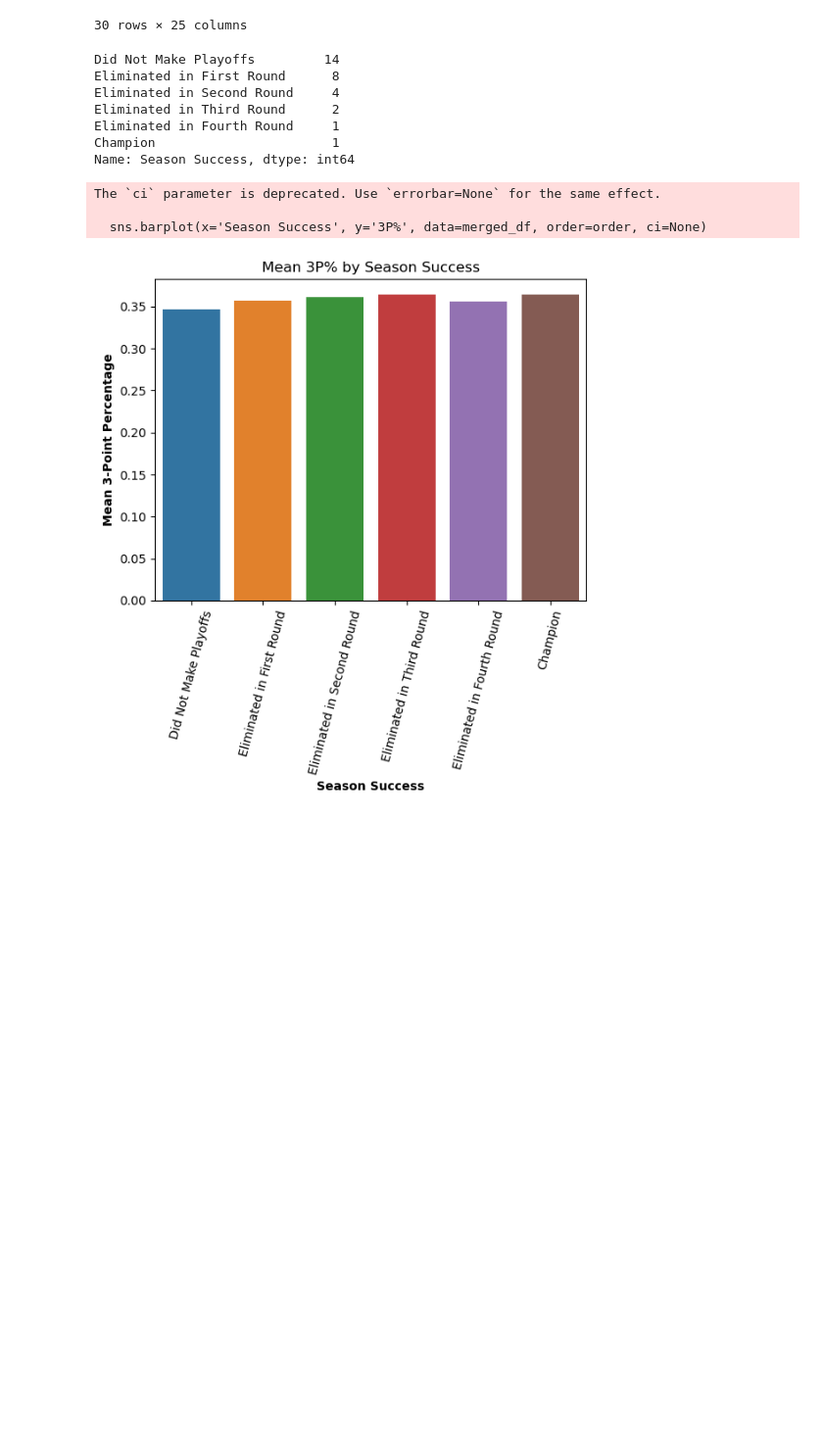
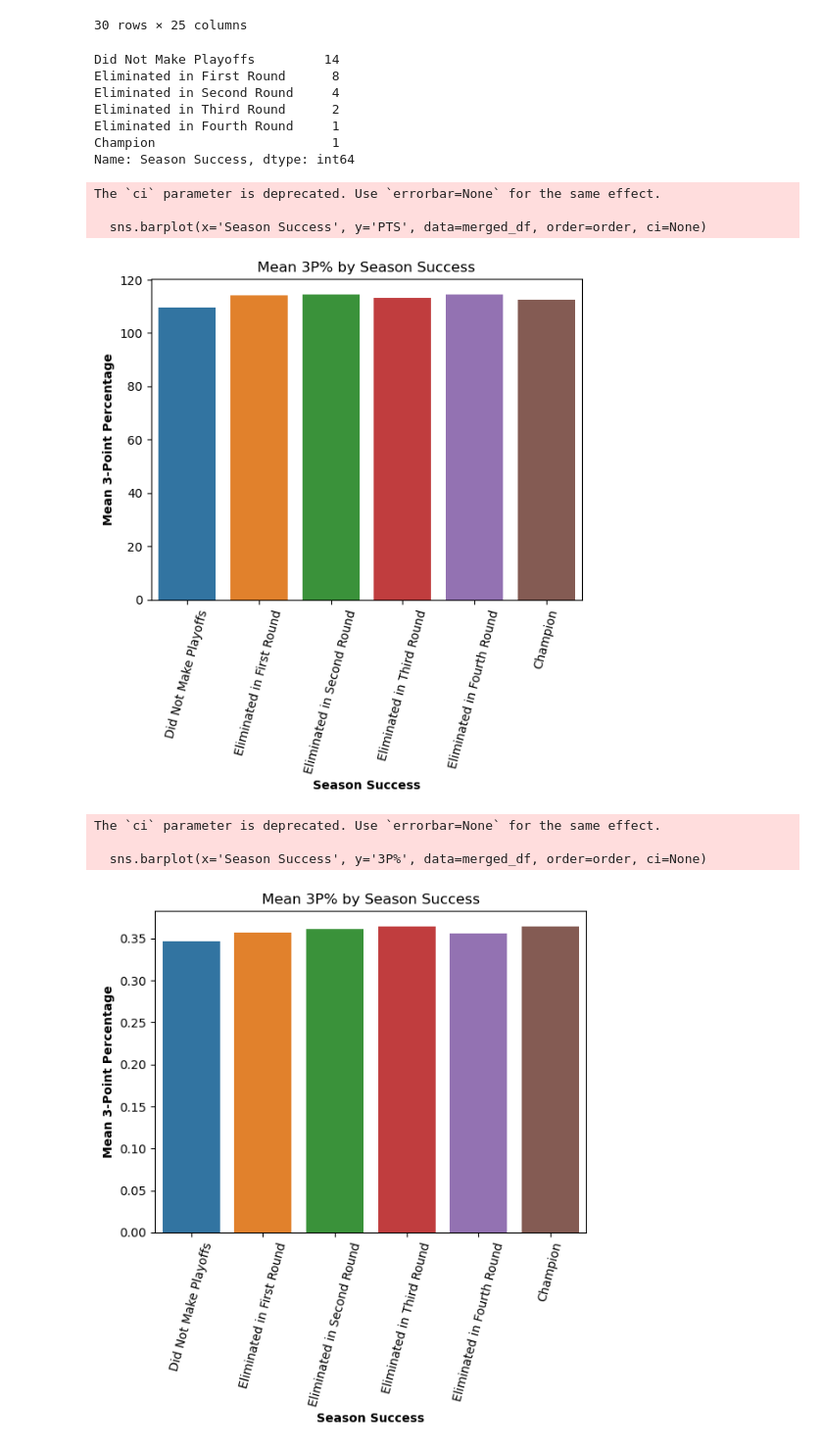
Before and after one commit to Bondi121/Portfolio-2023, a Jupyter notebook: Jupyter Notebook/NBA/Playoffs success_updated Pictures.ipynb, the cells around one changed output. Shown at 98% size. Drawn from its saved outputs; the diff is of its cells as text; code cells hidden in the pictures; blank space fills up the shorter version.

```diff
--- a/Jupyter Notebook/NBA/Playoffs success_updated Pictures.ipynb
+++ b/Jupyter Notebook/NBA/Playoffs success_updated Pictures.ipynb
@@ -147,6 +147,30 @@ Eliminated in Third Round      2
 Eliminated in Fourth Round     1
 Champion                       1
 Name: Season Success, dtype: int64
+# %%
+import seaborn as sns
+import matplotlib.pyplot as plt
+import matplotlib.font_manager as font_manager
+
+order = ['Did Not Make Playoffs', 'Eliminated in First Round', 'Eliminated in Second Round',
+         'Eliminated in Third Round', 'Eliminated in Fourth Round', 'Champion']
+
+sns.barplot(x='Season Success', y='PTS', data=merged_df, order=order, ci=None)
+plt.title('Mean 3P% by Season Success')
+plt.xticks(rotation=75)
+plt.ylabel('Mean 3-Point Percentage')
+
+# Make the x-label and y-label bold
+font = font_manager.FontProperties(weight='bold')
+plt.xlabel('Season Success', fontproperties=font)
+plt.ylabel('Mean 3-Point Percentage', fontproperties=font)
+
+plt.show()
+# %% [output]
+The `ci` parameter is deprecated. Use `errorbar=None` for the same effect.
+
+  sns.barplot(x='Season Success', y='PTS', data=merged_df, order=order, ci=None)
+[figure, added]
 # %%
 import seaborn as sns
 import matplotlib.pyplot as plt
```
Also changed, not shown: 24 other files.
